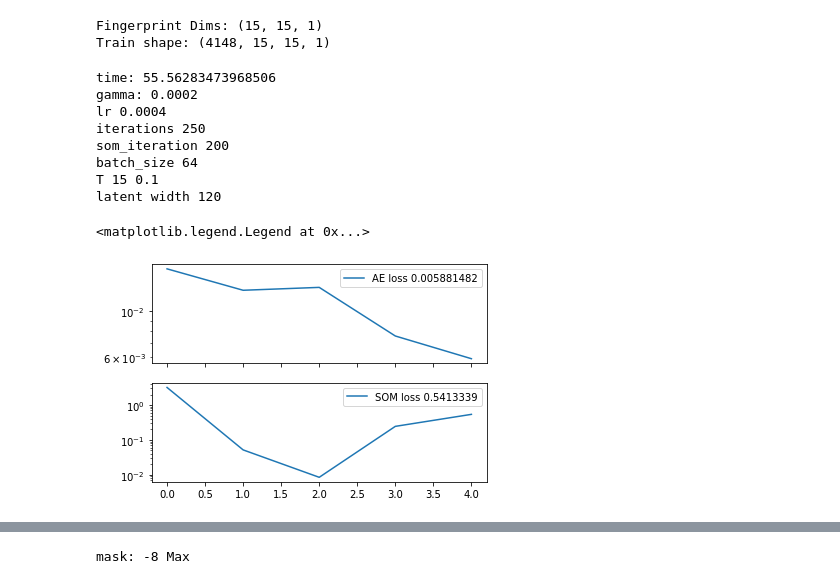
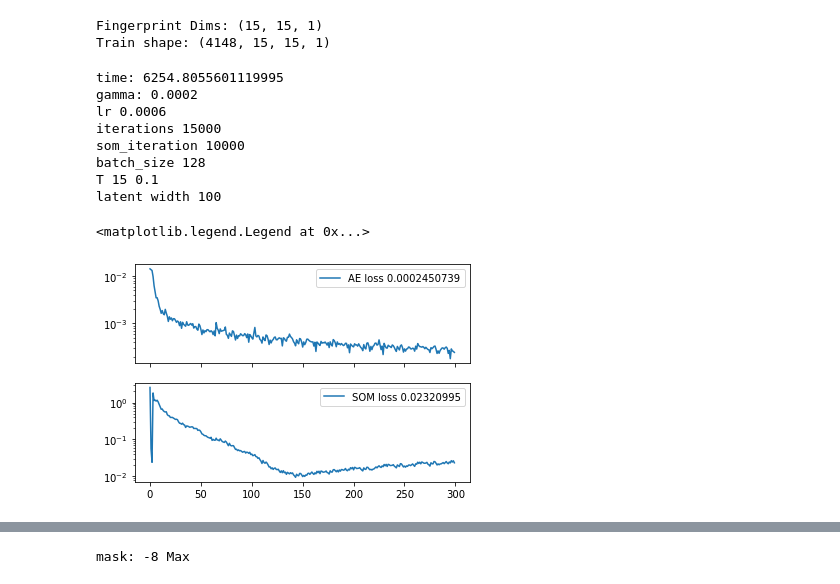
Before and after one commit to finnarchinuk/GalaxyAE, a Jupyter notebook: DESOM2_run_inspect.ipynb, the cells around one changed output, grey strips where cells are left out. Cells and saved outputs as stored; diff of their text form; code cells hidden in the pictures.

```diff
--- a/DESOM2_run_inspect.ipynb
+++ b/DESOM2_run_inspect.ipynb
@@ -197,14 +197,14 @@ Train a DESOM-2 model.
 '''
 
 # -------- MODEL HYPERPARAMETERS --------
-LATENT_DIMS = 120
+LATENT_DIMS = 100
 map_size=(10,10) #SOM size
 gamma=2e-4 # AE loss weight = 1, SOM loss weight = gamma
-LR=4e-4
+LR=6e-4
 
-iterations = 250
-som_iterations = 200
-batch_size= 64
+iterations = 15000
+som_iterations = 10000
+batch_size= 128
 Tmax= 15
 Tmin= 0.1
 
@@ -222,40 +222,40 @@ Lossr = list()
 Losssom = list()
 Losskm = list()
 Losstop = list()
 movingT = list()
 
 # -------------- FIT MODEL -----------
 start=time.time()
 som.fit(X_train, iterations = iterations, som_iterations = som_iterations,
         batch_size= batch_size, Tmax= Tmax, Tmin= Tmin, decay='exponential')
 
 # ------------ PRINT TRAINING PARAMETERS ----------
 print('time:',time.time()-start)
 print('gamma:',gamma)
 print('lr',LR)
 print('iterations',iterations)
 print('som_iteration',som_iterations)
 print('batch_size',batch_size)
 print('T '+str(Tmax)+' '+str(Tmin))
 print('latent width',LATENT_DIMS)
 
 # ----------- PLOT LOSS FUNCTIONS -----------
 fig,ax=plt.subplots(2,1,sharex=True)
 ax[0].semilogy(Lossr)
 ax[0].legend([str('AE loss '+str(Lossr[-1]))])
 ax[1].semilogy(Losssom)
 ax[1].legend([str('SOM loss '+str(Losssom[-1]))])
 # %% [output]
-time: 55.56283473968506
+time: 6254.8055601119995
 gamma: 0.0002
-lr 0.0004
-iterations 250
-som_iteration 200
-batch_size 64
+lr 0.0006
+iterations 15000
+som_iteration 10000
+batch_size 128
 T 15 0.1
-latent width 120
+latent width 100
 <matplotlib.legend.Legend at 0x...>
-[figure, old version]
+[figure, new version]
 # %%
 ''' OPTIONAL SAVE WEIGHTS
 Save the weights of the above trained model. Best practice is to save SOM
```
Also changed, not shown: parts of 11 cells of this notebook.
